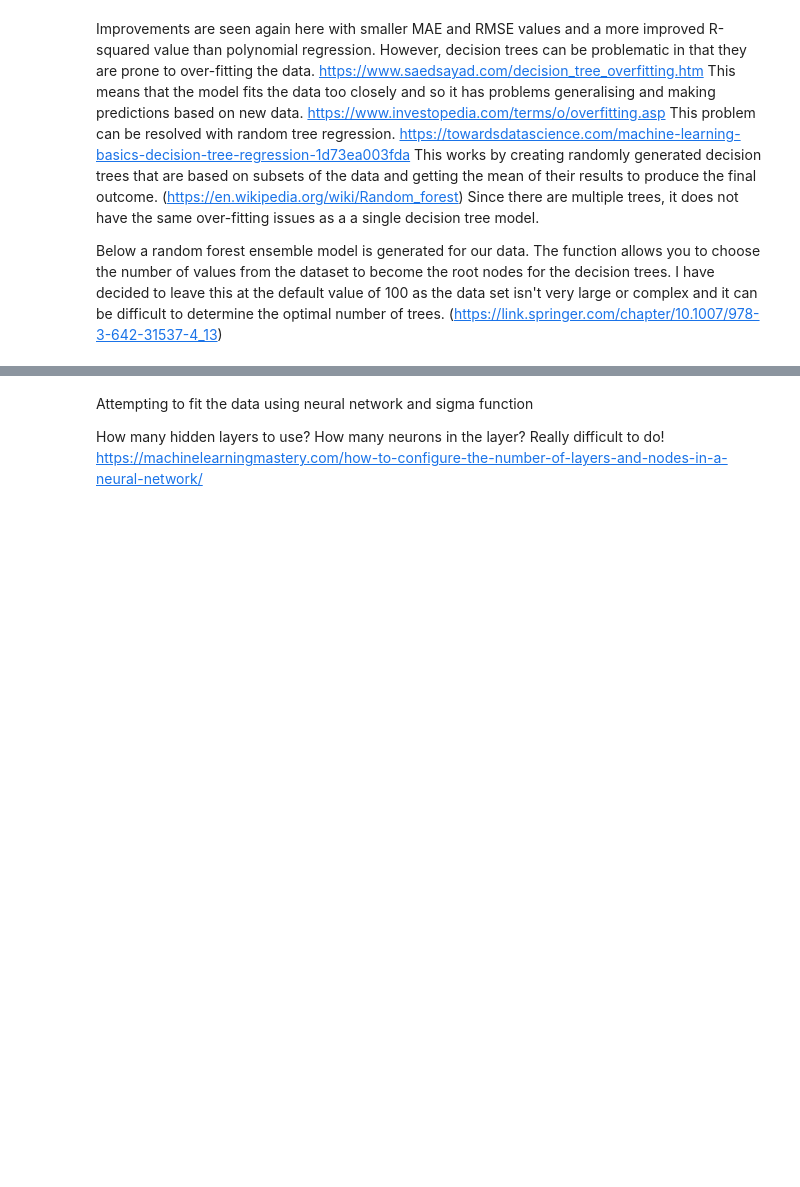
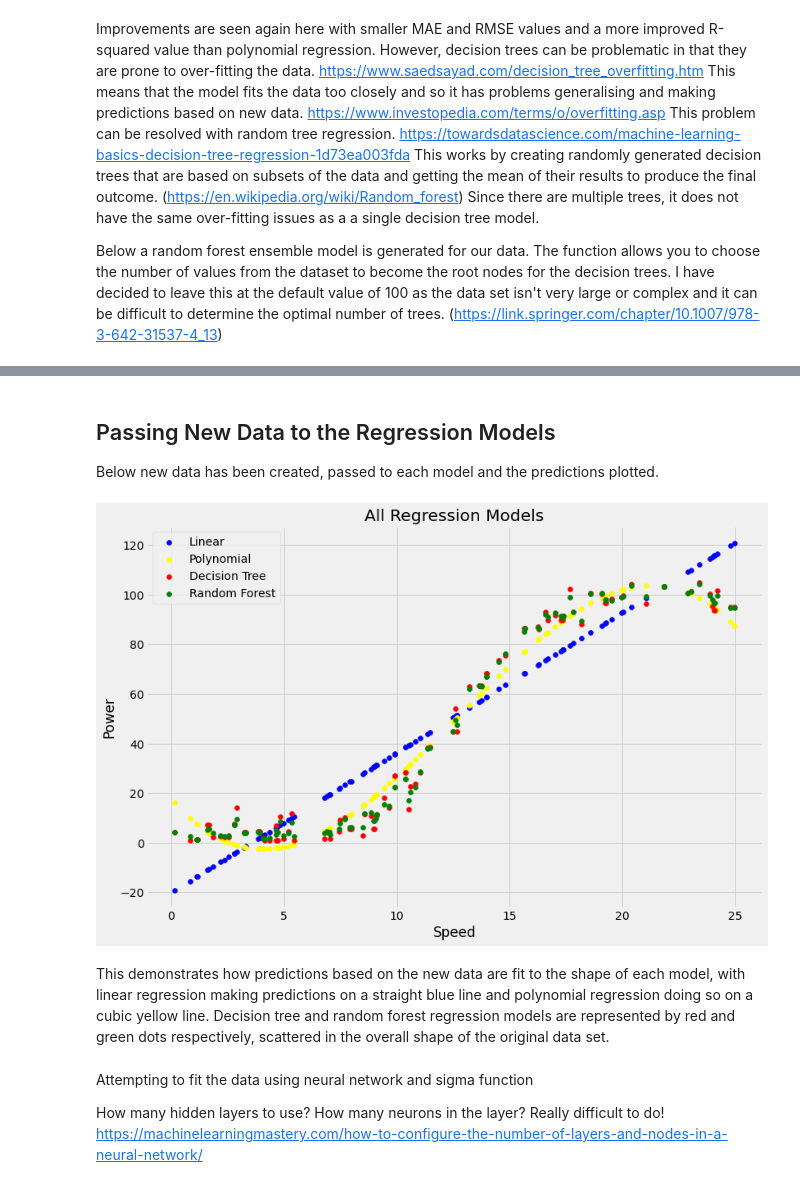
Before and after one commit to jennifer-ryan/machine-learning-project, a Jupyter notebook: Power Production Analysis.ipynb, the cells around one changed output, grey strips where cells are left out. Saved outputs shown, nothing was run; the diff lists cells and outputs as text; code cells hidden in the pictures; blank space fills up the shorter version.

```diff
--- a/Power Production Analysis.ipynb
+++ b/Power Production Analysis.ipynb
@@ -392,3 +392,35 @@ plt.show()
+# %% [markdown]
+## Passing New Data to the Regression Models
+
+Below new data has been created, passed to each model and the predictions plotted.
+# %%
+# Create new data and reshape
+new = np.random.uniform(0, 25, 100)
+new = new.reshape(-1, 1)
+
+# Passing to models
+lin_new_pred = lin_model.predict(new)
+poly_new_pred = poly_model.predict(poly_features.fit_transform(new))
+forest_new_pred = forest_model.predict(new)
+tree_new_pred = tree_model.predict(new)
+
+# Plotting all regression models with new data
+x_grid = np.arange(min(x), max(x), 0.1)
+x_grid = x_grid.reshape((len(x_grid), 1))
+plt.scatter(new, lin_new_pred, color = 'blue')
+plt.scatter(new, poly_new_pred, color = 'yellow')
+plt.scatter(new, tree_new_pred, color = 'red')
+plt.scatter(new, forest_new_pred, color = 'green')
+plt.title('All Regression Models')
+plt.xlabel('Speed')
+plt.ylabel('Power')
+labels = ("Linear", "Polynomial", "Decision Tree", "Random Forest")
+plt.legend(labels)
+plt.show()
+# %% [output]
+[figure, added]
+# %% [markdown]
+This demonstrates how predictions based on the new data are fit to the shape of each model, with linear regression making predictions on a straight blue line and polynomial regression doing so on a cubic yellow line. Decision tree and random forest regression models are represented by red and green dots respectively, scattered in the overall shape of the original data set.
 # %% [markdown]
 Attempting to fit the data using neural network and sigma function
 
```
Also changed, not shown: parts of 7 cells of this notebook.
